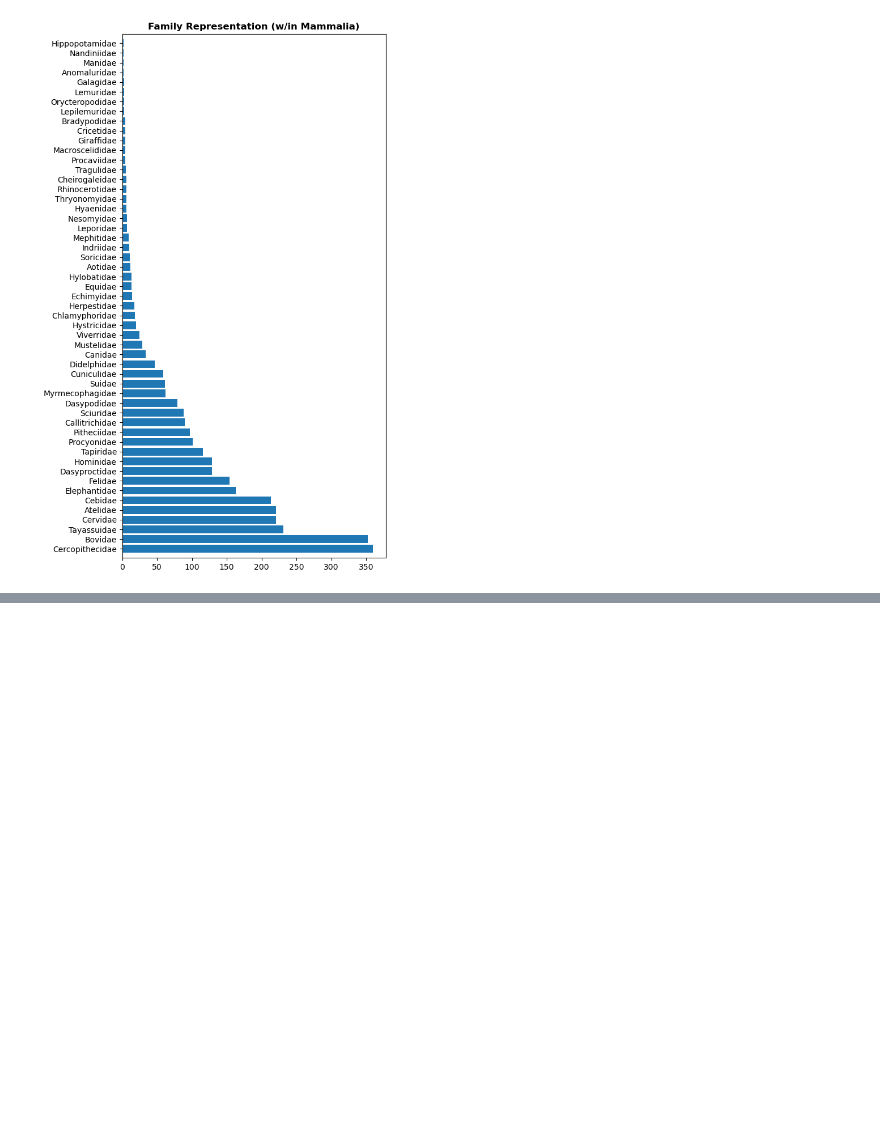
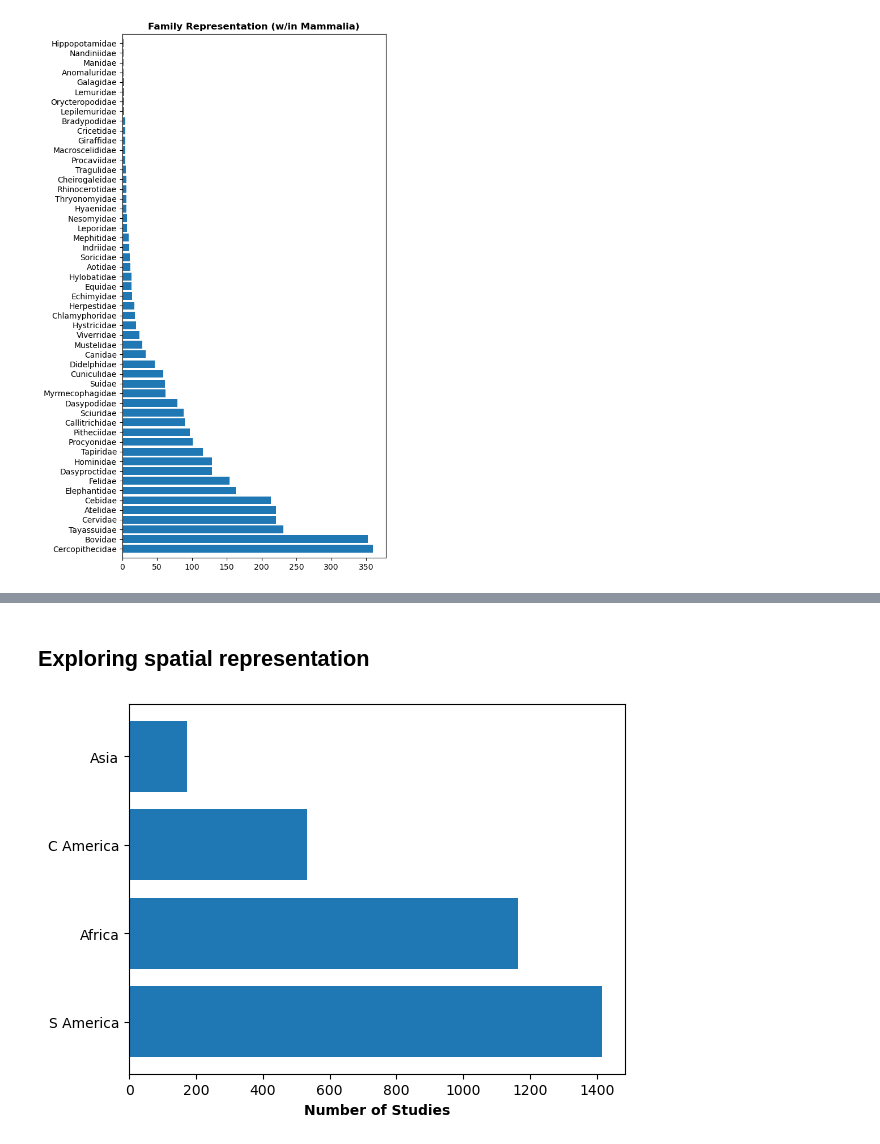
Before and after one commit to emiliolr/life-hunting, a Jupyter notebook: notebooks/hurdle_model.ipynb, the cells around one changed output, grey strips where cells are left out. Drawn from its saved outputs; the diff is of its cells as text; code cells hidden in the pictures; blank space fills up the shorter version.

Commit message:
Spatial and taxonomic represenntation data exploration

```diff
--- a/notebooks/hurdle_model.ipynb
+++ b/notebooks/hurdle_model.ipynb
@@ -76,0 +92,9 @@ plt.xlabel('Number of Species', weight = 'bold');
+# %% [markdown]
+## Exploring spatial representation
+# %%
+region_counts = ben_lop2019['Region'].value_counts()
+
+plt.barh(region_counts.index, region_counts)
+plt.xlabel('Number of Studies', weight = 'bold');
+# %% [output]
+[figure, added]
```
Also changed, not shown: parts of 5 cells of this notebook.
